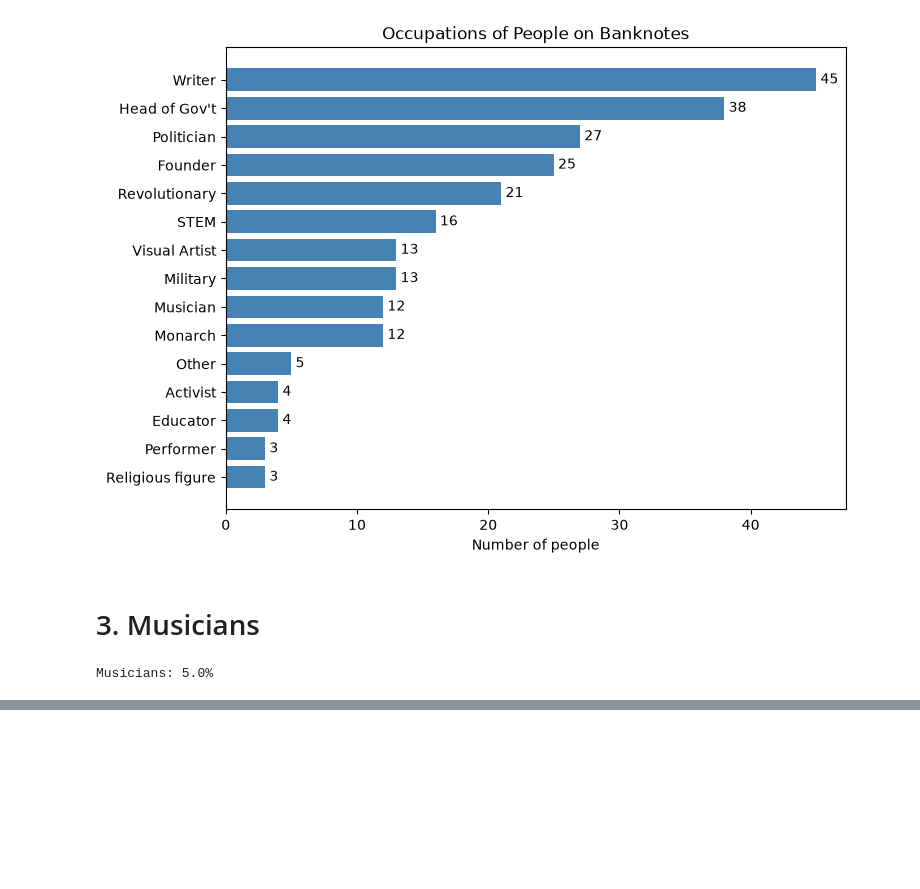
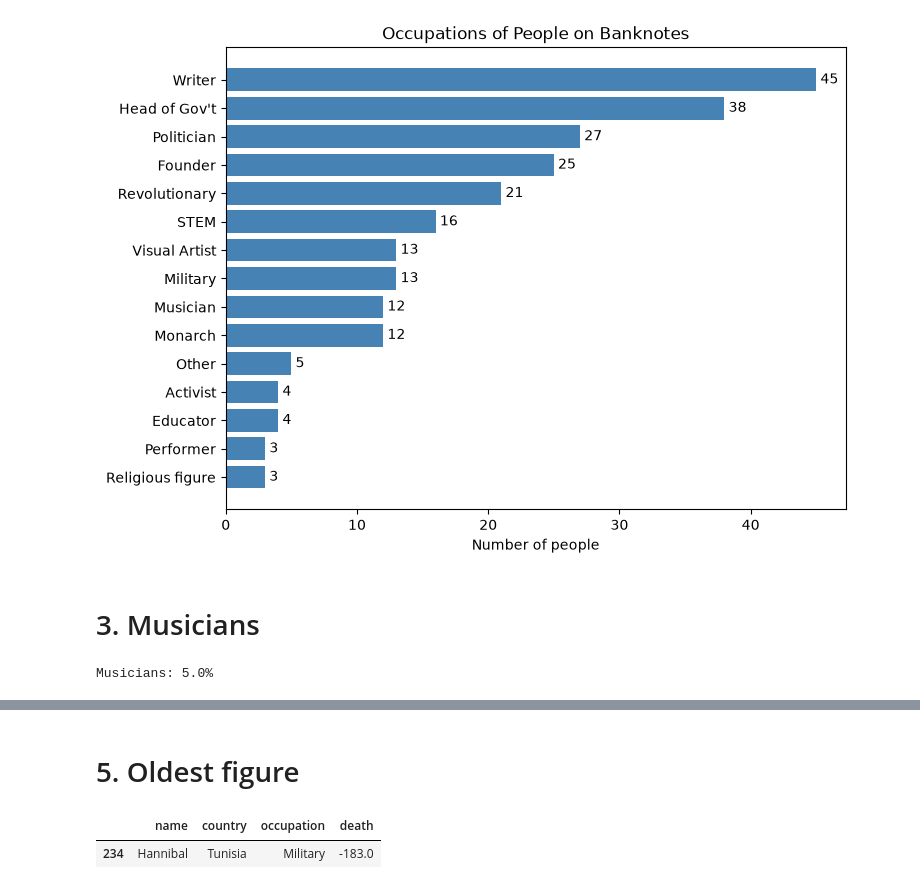
Before and after one commit to HTL3R-2627-SEW-5AX/2158_27_5AX_SEW_HTL3R, a Jupyter notebook: cisco_dse/chapter2/people-on-banknotes-project/people-on-banknotes.ipynb, the cells around one changed output, grey strips where cells are left out. Cells and saved outputs as stored; diff of their text form; code cells hidden in the pictures; blank space fills up the shorter version.

```diff
--- a/cisco_dse/chapter2/people-on-banknotes-project/people-on-banknotes.ipynb
+++ b/cisco_dse/chapter2/people-on-banknotes-project/people-on-banknotes.ipynb
@@ -115,0 +141,7 @@ Musicians: 5.0%
+# %% [markdown]
+# 5. Oldest figure
+# %%
+df.nsmallest(1, 'death')[['name', 'country', 'occupation', 'death']]
+# %% [output]
+|  | name | country | occupation | death |
+| 234 | Hannibal | Tunisia | Military | -183.0 |
```
Also changed, not shown: parts of 3 cells of this notebook.
